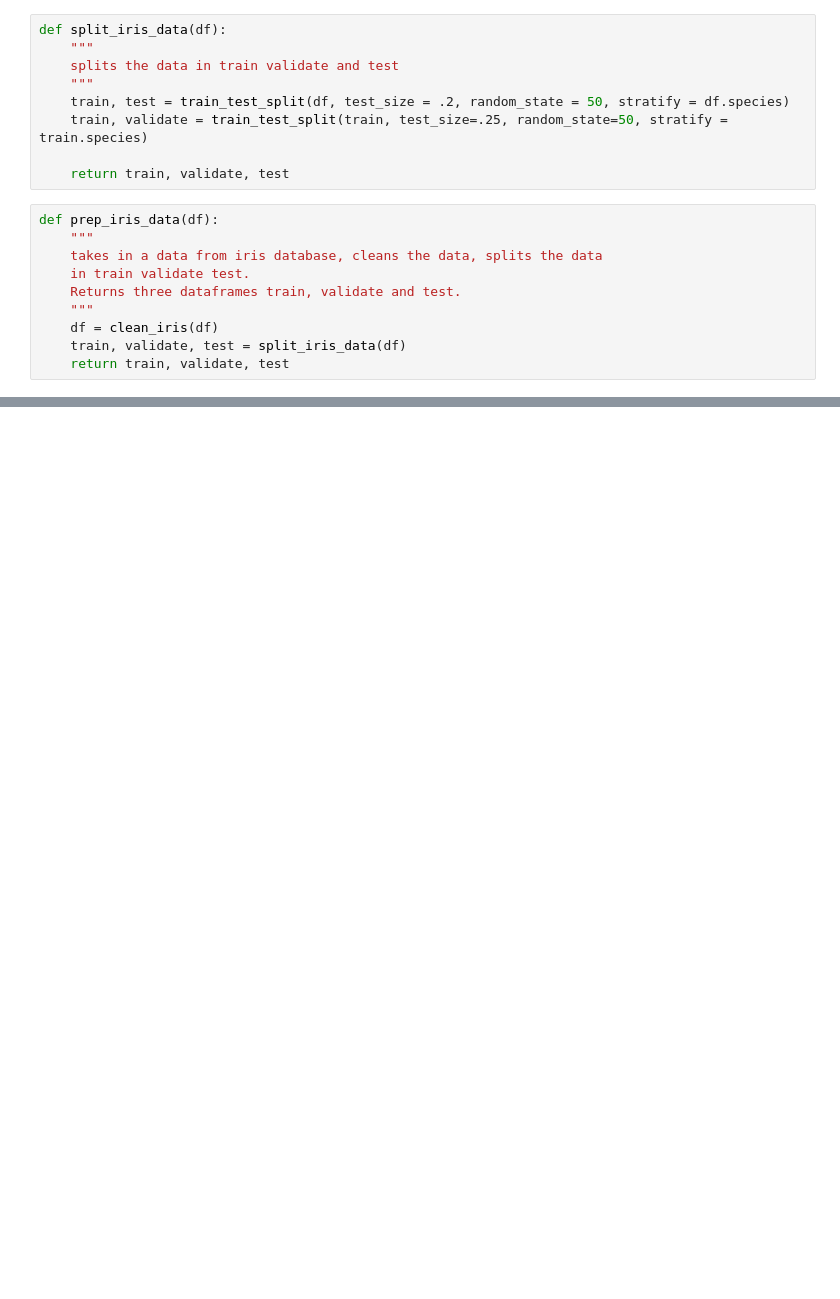
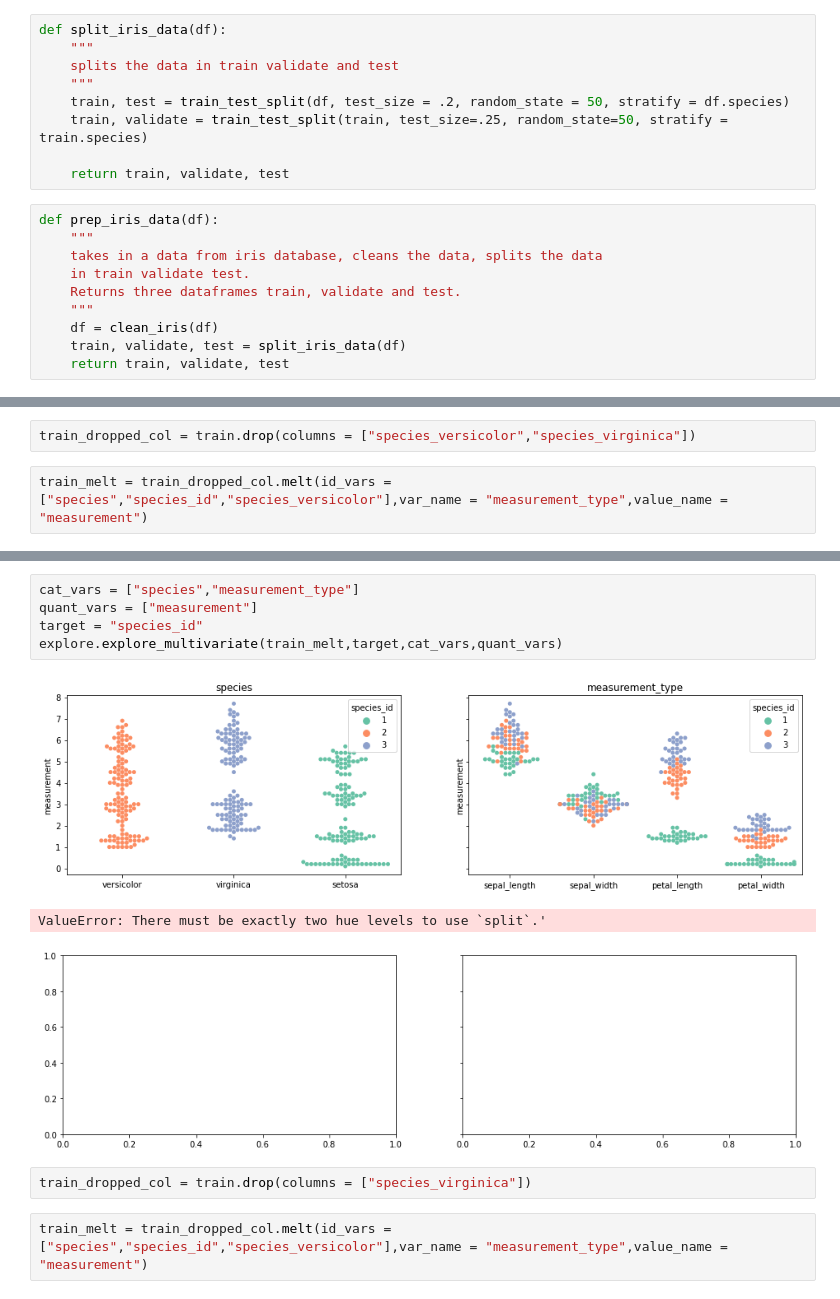
Before and after one commit to JaredVahle/classification-exercises, a Jupyter notebook: classification_exercises.ipynb, the cells around one changed output, grey strips where cells are left out. Drawn from its saved outputs; the diff is of its cells as text; blank space fills up the shorter version.

```diff
--- a/classification_exercises.ipynb
+++ b/classification_exercises.ipynb
@@ -444,0 +658,4 @@ def prep_iris_data(df):
+# %%
+train_dropped_col = train.drop(columns = ["species_versicolor","species_virginica"])
+# %%
+train_melt = train_dropped_col.melt(id_vars = ["species","species_id","species_versicolor"],var_name = "measurement_type",value_name = "measurement")
@@ -444,0 +682,13 @@ def prep_iris_data(df):
+# %%
+cat_vars = ["species","measurement_type"]
+quant_vars = ["measurement"]
+target = "species_id"
+explore.explore_multivariate(train_melt,target,cat_vars,quant_vars)
+# %% [output]
+[figure, added]
+ValueError: There must be exactly two hue levels to use `split`.'
+[figure, added]
+# %%
+train_dropped_col = train.drop(columns = ["species_virginica"])
+# %%
+train_melt = train_dropped_col.melt(id_vars = ["species","species_id","species_versicolor"],var_name = "measurement_type",value_name = "measurement")
```
Also changed, not shown: parts of 22 cells of this notebook, 2 other files.
